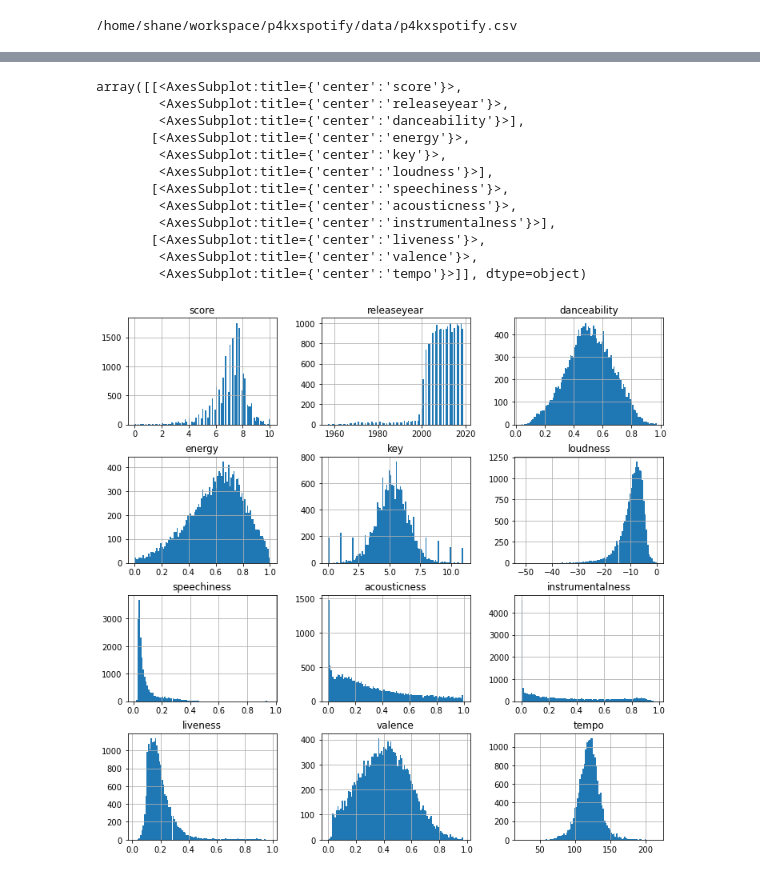
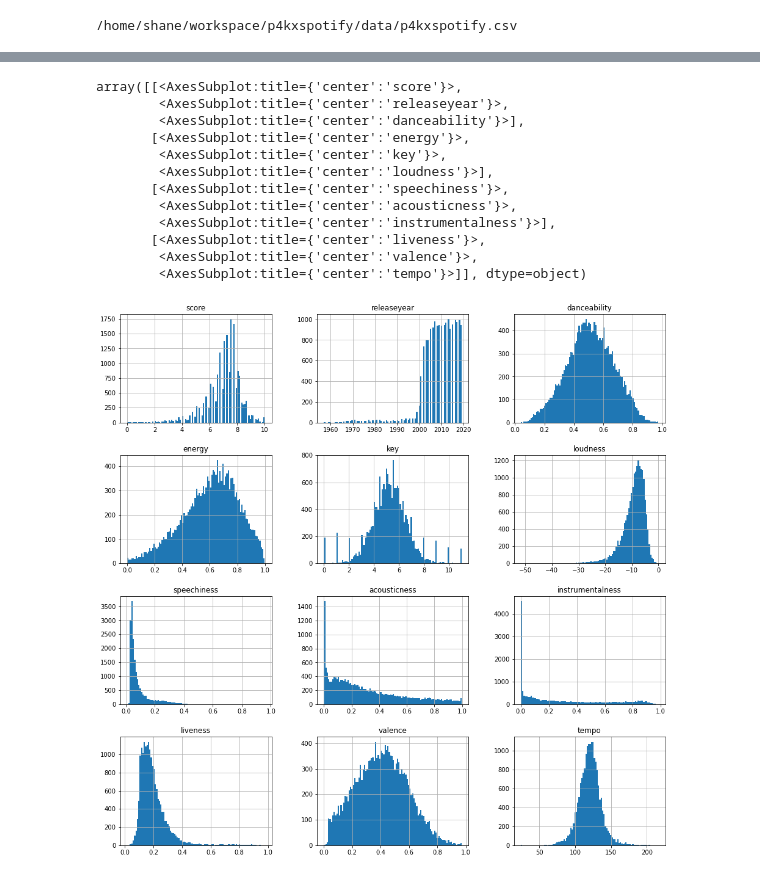
Before and after one commit to ohshane/p4kxspotify, a Jupyter notebook: main.ipynb, the cells around one changed output, grey strips where cells are left out. Saved outputs shown, nothing was run; the diff lists cells and outputs as text; code cells hidden in the pictures.

```diff
--- a/main.ipynb
+++ b/main.ipynb
@@ -36,21 +36,21 @@ df.head(5)
 | 3 | The Red Thread | After the Last | Chris Dahlen | 7.3 | 2003.0 | July 17 2003 | Badman | Rock | 0.425400 | ... |
 | 4 | Mac Miller | Swimming | Evan Rytlewski | 7.5 | 2018.0 | August 3 2018 | Warner Bros. | Rap | 0.624846 | ... |
 # %%
-df.hist(bins=100, figsize=(12, 12))
+df.hist(bins=100, figsize=(16, 16))
 # %% [output]
 array([[<AxesSubplot:title={'center':'score'}>,
         <AxesSubplot:title={'center':'releaseyear'}>,
         <AxesSubplot:title={'center':'danceability'}>],
        [<AxesSubplot:title={'center':'energy'}>,
         <AxesSubplot:title={'center':'key'}>,
         <AxesSubplot:title={'center':'loudness'}>],
        [<AxesSubplot:title={'center':'speechiness'}>,
         <AxesSubplot:title={'center':'acousticness'}>,
         <AxesSubplot:title={'center':'instrumentalness'}>],
        [<AxesSubplot:title={'center':'liveness'}>,
         <AxesSubplot:title={'center':'valence'}>,
         <AxesSubplot:title={'center':'tempo'}>]], dtype=object)
-[figure, old version]
+[figure, new version]
 # %%
 df.groupby(by=["genre"]).mean()
 # %% [output]
```
Also changed, not shown: parts of 4 cells of this notebook.
